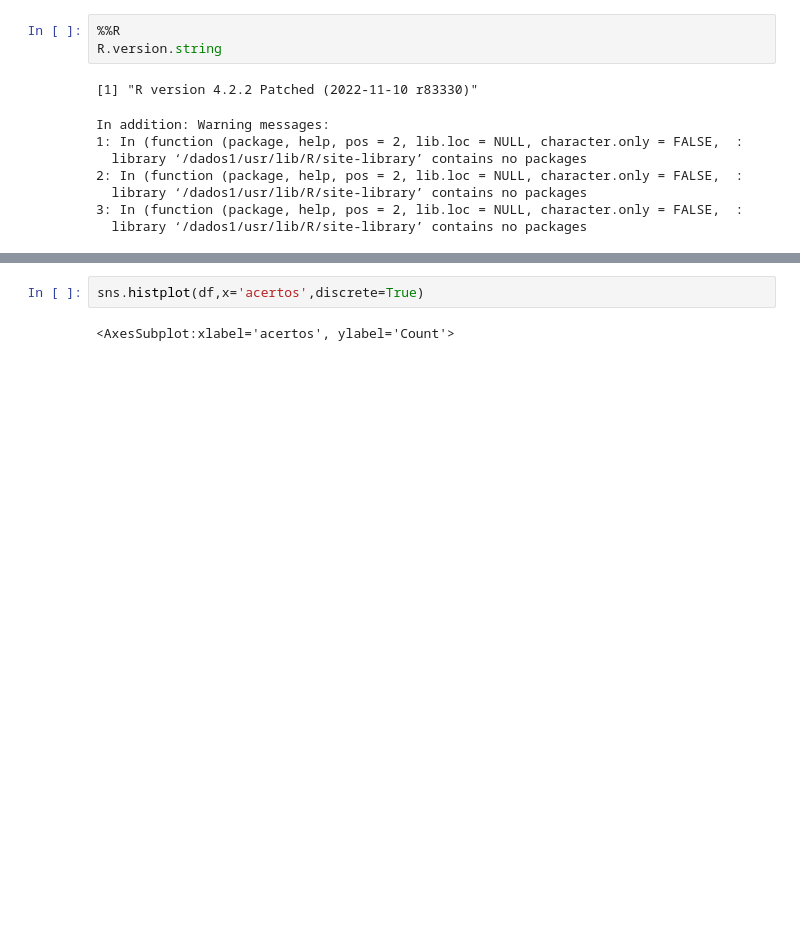
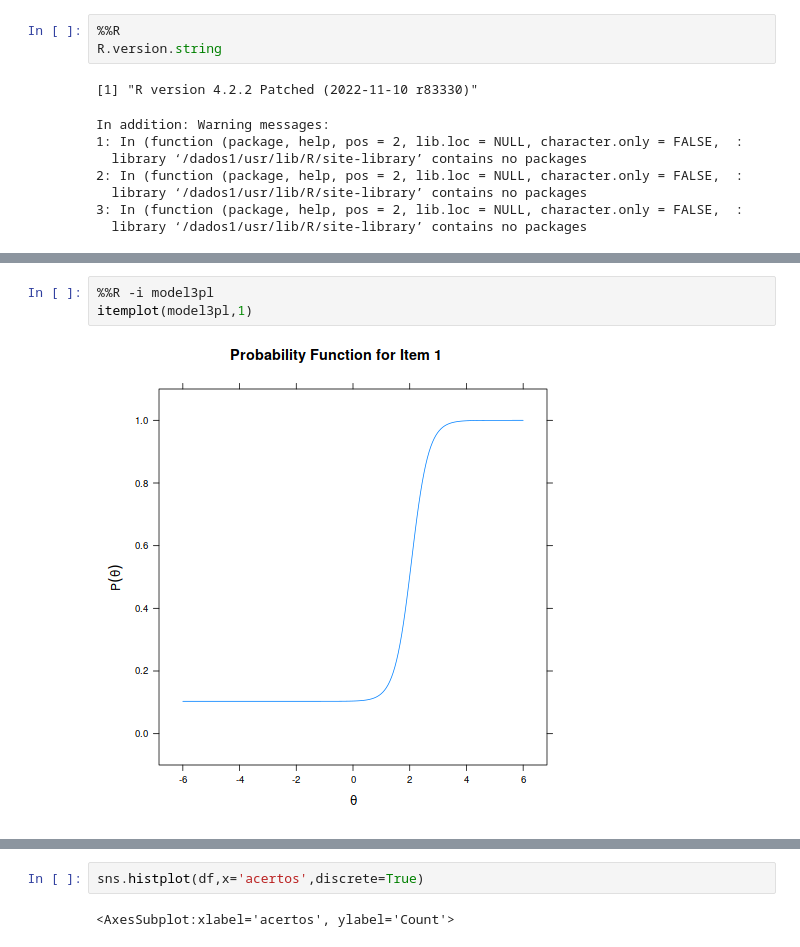
Before and after one commit to atp/enem, a Jupyter notebook: 04-IRT.ipynb, the cells around one changed output, grey strips where cells are left out. Cells and saved outputs as stored; diff of their text form; blank space fills up the shorter version.

```diff
--- a/04-IRT.ipynb
+++ b/04-IRT.ipynb
@@ -112,0 +167,5 @@ thetas3pleap = mirt.fscores(model3pl,method="EAP",full_scores=True)
+# %%
+%%R -i model3pl
+itemplot(model3pl,1)
+# %% [output]
+[figure, added]
```
Also changed, not shown: parts of 58 cells of this notebook, 3 other files.
